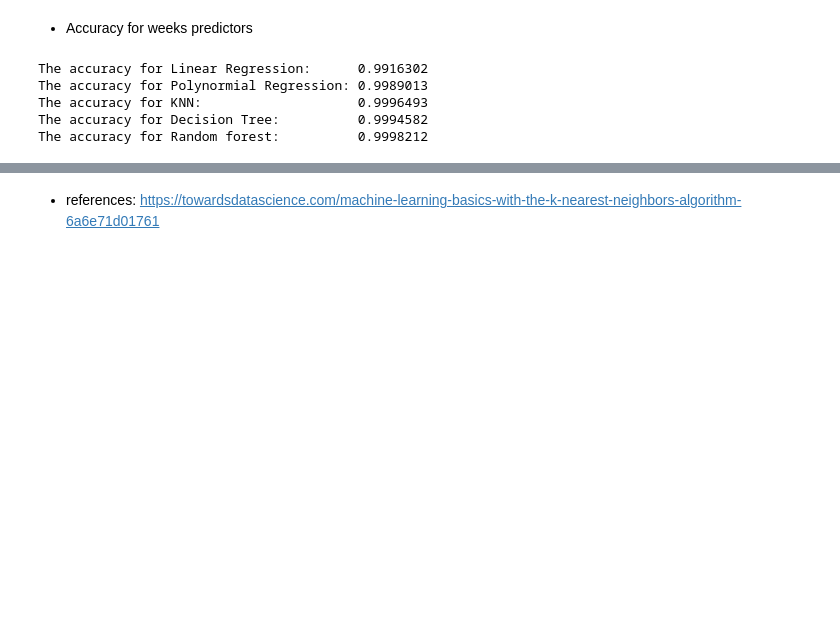
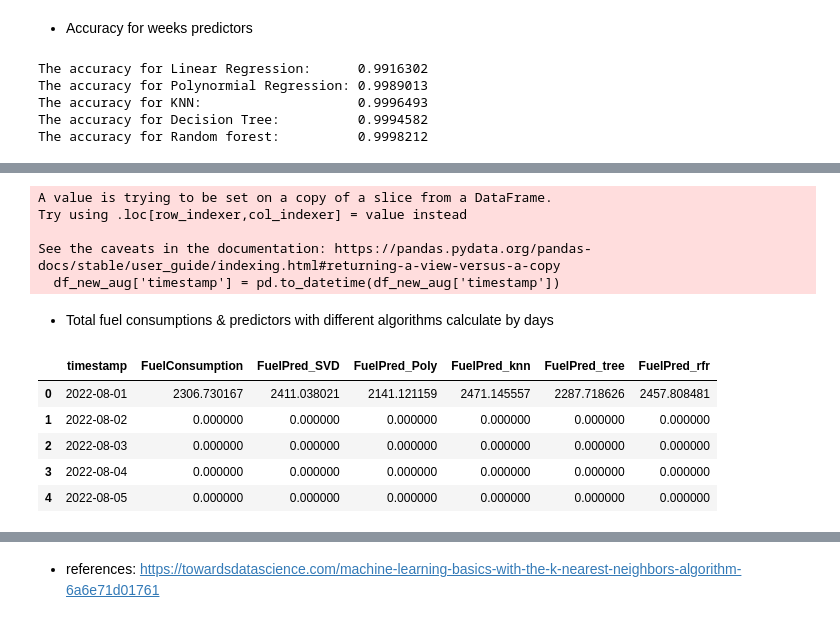
Before and after one commit to cooperhankun/Deep_learning, a Jupyter notebook: project/cetasol_1.ipynb, the cells around one changed output, grey strips where cells are left out. Drawn from its saved outputs; the diff is of its cells as text; code cells hidden in the pictures; blank space fills up the shorter version.

```diff
--- a/project/cetasol_1.ipynb
+++ b/project/cetasol_1.ipynb
@@ -824,0 +849,6 @@ The accuracy for Random forest:          0.9998212
+# %%
+scaler = MinMaxScaler()
+scaler.fit(X_aug)
+
+scaled_X_aug = scaler.transform(X_aug)
+scaled_X_aug.shape,  y_aug.shape
@@ -824,0 +891,20 @@ The accuracy for Random forest:          0.9998212
+# %%
+df_new_aug['timestamp'] = pd.to_datetime(df_new_aug['timestamp'])
+# %% [output]
+A value is trying to be set on a copy of a slice from a DataFrame.
+Try using .loc[row_indexer,col_indexer] = value instead
+
+See the caveats in the documentation: https://pandas.pydata.org/pandas-docs/stable/user_guide/indexing.html#returning-a-view-versus-a-copy
+  df_new_aug['timestamp'] = pd.to_datetime(df_new_aug['timestamp'])
+# %% [markdown]
+- Total fuel consumptions & predictors with different algorithms calculate by days
+# %%
+df_days_aug = df_new_aug.groupby(pd.Grouper(key = 'timestamp', freq = 'D')).sum().reset_index()
+df_days_aug.head()
+# %% [output]
+|  | timestamp | FuelConsumption | FuelPred_SVD | FuelPred_Poly | FuelPred_knn | FuelPred_tree | FuelPred_rfr |
+| 0 | 2022-08-01 | 2306.730167 | 2411.038021 | 2141.121159 | 2471.145557 | 2287.718626 | 2457.808481 |
+| 1 | 2022-08-02 | 0.000000 | 0.000000 | 0.000000 | 0.000000 | 0.000000 | 0.000000 |
+| 2 | 2022-08-03 | 0.000000 | 0.000000 | 0.000000 | 0.000000 | 0.000000 | 0.000000 |
+| 3 | 2022-08-04 | 0.000000 | 0.000000 | 0.000000 | 0.000000 | 0.000000 | 0.000000 |
+| 4 | 2022-08-05 | 0.000000 | 0.000000 | 0.000000 | 0.000000 | 0.000000 | 0.000000 |
```
Also changed, not shown: parts of 36 cells of this notebook.
